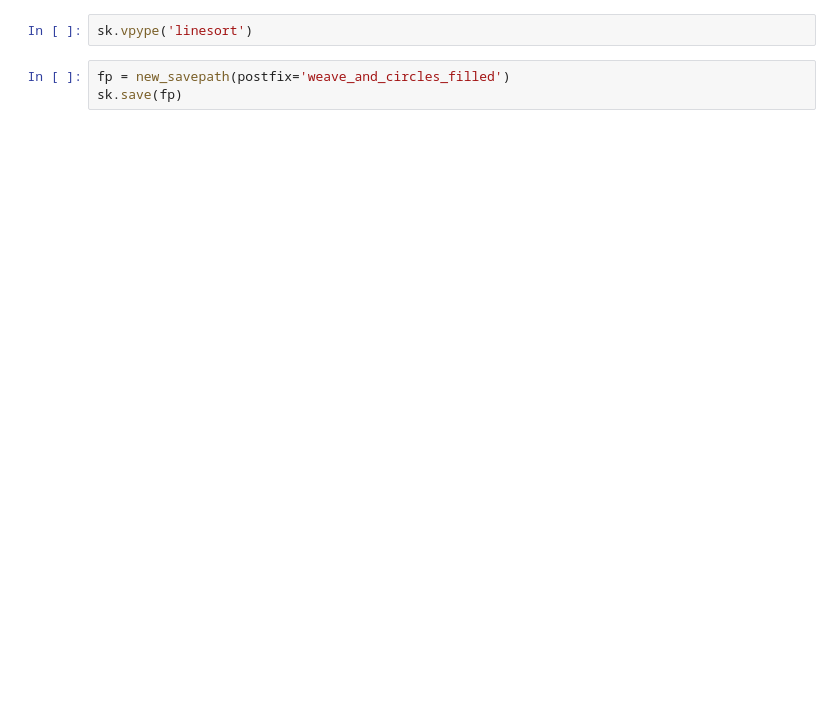
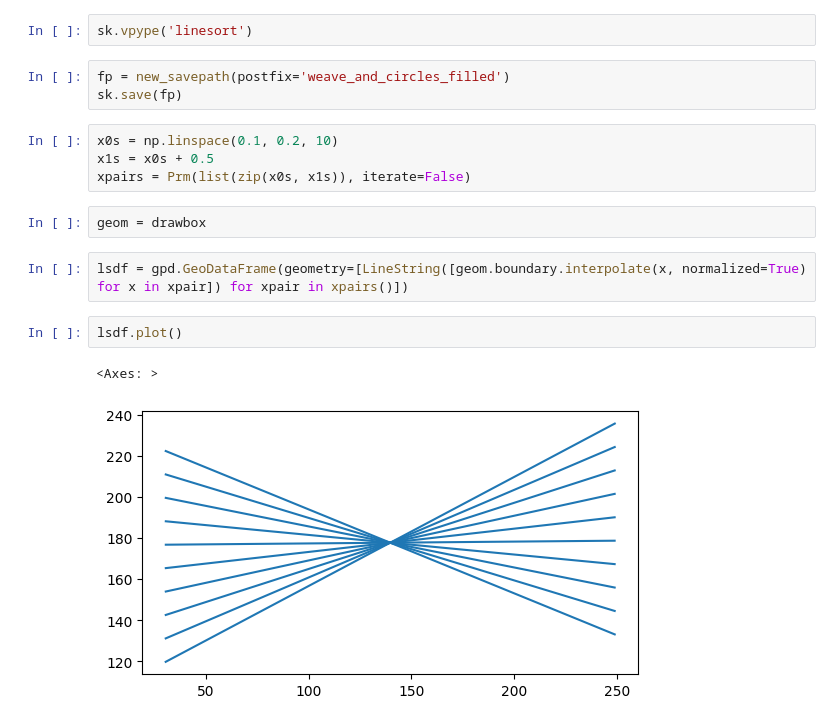
Before and after one commit to ANaka/brr, a Jupyter notebook: projects/dashing/dashing/20230404_composition_fill.ipynb, the cells around one changed output. Cells and saved outputs as stored; diff of their text form; blank space fills up the shorter version.

```diff
--- a/projects/dashing/dashing/20230404_composition_fill.ipynb
+++ b/projects/dashing/dashing/20230404_composition_fill.ipynb
@@ -260,3 +328,16 @@ sk.vpype('linesort')
 # %%
 fp = new_savepath(postfix='weave_and_circles_filled')
 sk.save(fp)
+# %%
+x0s = np.linspace(0.1, 0.2, 10)
+x1s = x0s + 0.5
+xpairs = Prm(list(zip(x0s, x1s)), iterate=False)
+# %%
+geom = drawbox
+# %%
+lsdf = gpd.GeoDataFrame(geometry=[LineString([geom.boundary.interpolate(x, normalized=True) for x in xpair]) for xpair in xpairs()])
+# %%
+lsdf.plot()
+# %% [output]
+<Axes: >
+[figure, added]
```
Also changed, not shown: parts of 52 cells of this notebook.
